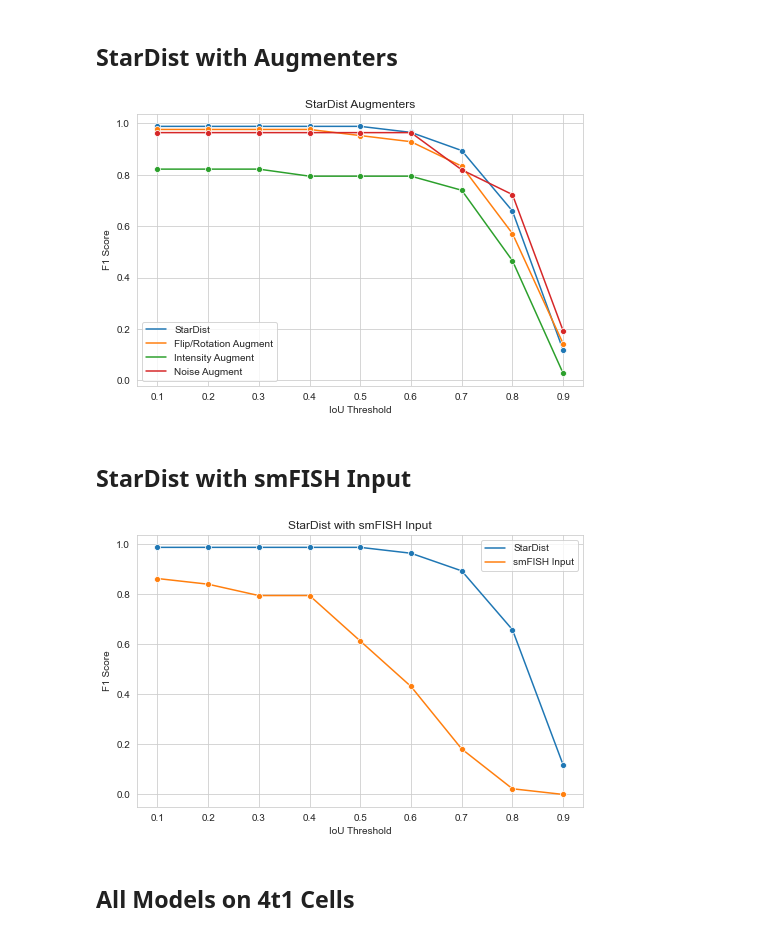
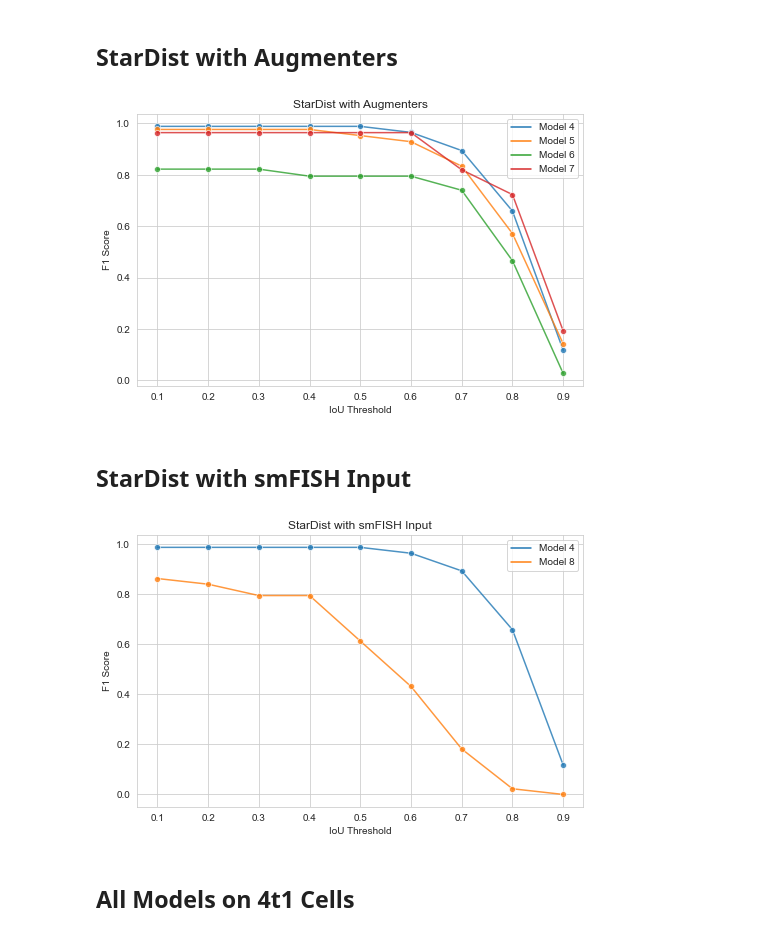
Before and after one commit to annajiwons/merfish-segmentation, a Jupyter notebook: figures/f1plots.ipynb, the cells around one changed output. Cells and saved outputs as stored; diff of their text form; code cells hidden in the pictures.

```diff
--- a/figures/f1plots.ipynb
+++ b/figures/f1plots.ipynb
@@ -24,3 +24,5 @@ def gen_f1_plot(csv_names, model_names, title):
     plt.legend(loc = 'best')
     ax.set(xlabel = 'IoU Threshold', ylabel = 'F1 Score')
     g.set_title(title)
+    plt.setp(g.collections, alpha=.8) #for the markers
+    plt.setp(g.lines, alpha=.8)       #for the lines
@@ -44,17 +46,17 @@ gen_f1_plot(csv_names, model_names, 'StarDist vs SplineDist')
 ## StarDist with Augmenters
 # %%
 csv_names = ['stardist', 'aug_fliprot', 'aug_intensity', 'aug_noise']
-model_names = ['StarDist', 'Flip/Rotation Augment', 'Intensity Augment', 'Noise Augment']
-gen_f1_plot(csv_names, model_names, 'StarDist Augmenters')
+model_names = ['Model 4', 'Model 5', 'Model 6', 'Model 7']
+gen_f1_plot(csv_names, model_names, 'StarDist with Augmenters')
 # %% [output]
-[figure, old version]
+[figure, new version]
 # %% [markdown]
 ## StarDist with smFISH Input
 # %%
 csv_names = ['stardist', 'smfish']
-model_names = ['StarDist', 'smFISH Input']
+model_names = ['Model 4', 'Model 8']
 gen_f1_plot(csv_names, model_names, 'StarDist with smFISH Input')
 # %% [output]
-[figure, old version]
+[figure, new version]
 # %% [markdown]
 ## All Models on 4t1 Cells
```
Also changed, not shown: parts of 8 cells of this notebook, 20 other files.
